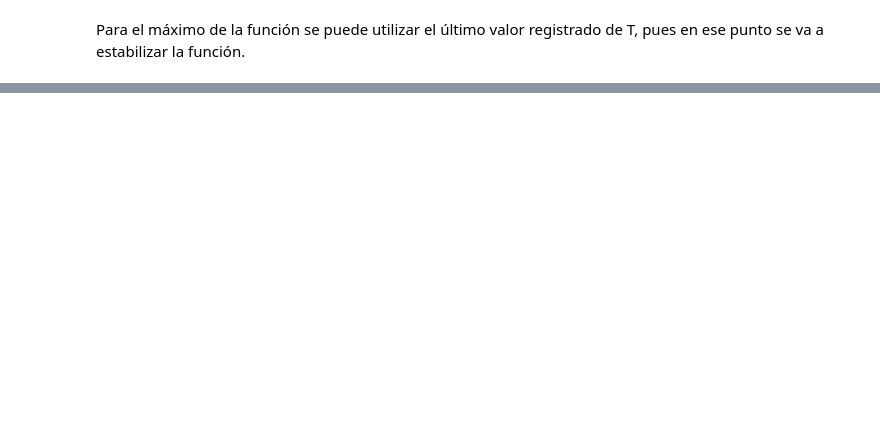
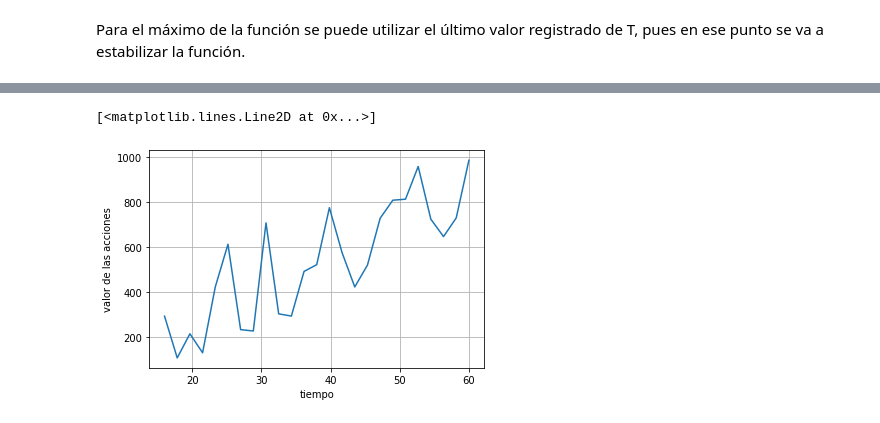
Before and after one commit to ACMUD/PyGroupIA, a Jupyter notebook: Clase 3_ Librerias, modulos y ciencia de datos.ipynb, the cells around one changed output, grey strips where cells are left out. Saved outputs shown, nothing was run; the diff lists cells and outputs as text; code cells hidden in the pictures; blank space fills up the shorter version.

```diff
--- a/Clase 3_ Librerias, modulos y ciencia de datos.ipynb
+++ b/Clase 3_ Librerias, modulos y ciencia de datos.ipynb
@@ -746,0 +778,13 @@ plt.plot(t,f(t))
+# %%
+#@title Datos
+print("El dataset se llama datos y es data frame de pandas.")
+t=np.linspace(16,60,25)
+v1=15*t+(np.random.rand(len(t))-.5)*500
+v2=11*t+(np.random.rand(len(t))-.5)*100
+datos=pd.DataFrame()
+
+datos["tiempo(t)"]=t
+datos["acciones"]=v1
+datos["ventas"]=v2
+
+datos
@@ -746,0 +810,11 @@ plt.plot(t,f(t))
+# %%
+t=datos["tiempo(t)"]
+y=datos["acciones"]
+
+plt.grid()
+plt.xlabel("tiempo")
+plt.ylabel("valor de las acciones")
+plt.plot(t,y)
+# %% [output]
+[<matplotlib.lines.Line2D at 0x...>]
+[figure, added]
```
Also changed, not shown: parts of 11 cells of this notebook.
